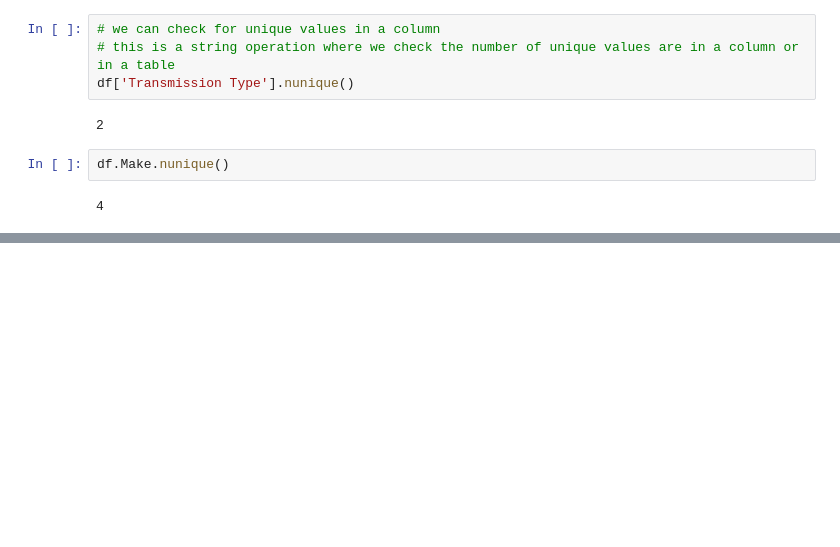
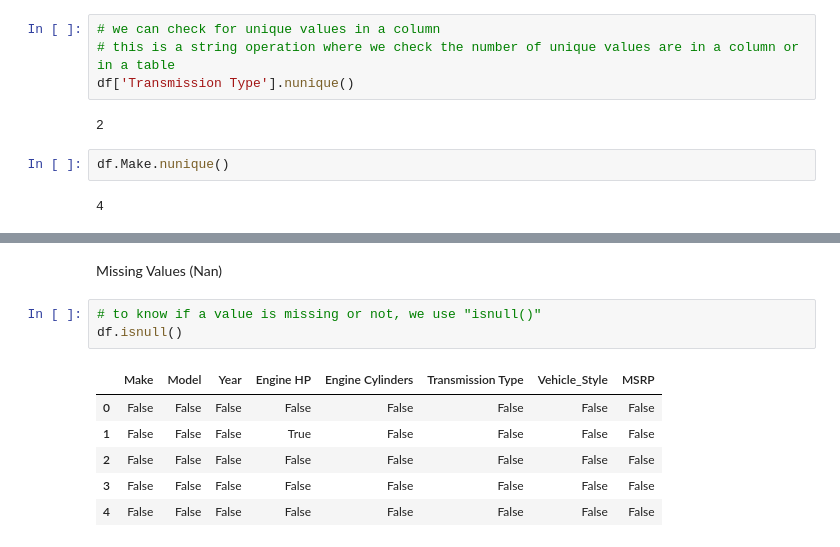
Before and after one commit to Abasi-ifreke/ml-zoomcamp, a Jupyter notebook: 01-intro/pandas.ipynb, the cells around one changed output, grey strips where cells are left out. Saved outputs shown, nothing was run; the diff lists cells and outputs as text; blank space fills up the shorter version.

```diff
--- a/01-intro/pandas.ipynb
+++ b/01-intro/pandas.ipynb
@@ -363,0 +376,12 @@ df.Make.nunique()
+# %% [markdown]
+Missing Values (Nan)
+# %%
+# to know if a value is missing or not, we use "isnull()"
+df.isnull()
+# %% [output]
+|  | Make | Model | Year | Engine HP | Engine Cylinders | Transmission Type | Vehicle_Style | MSRP |
+| 0 | False | False | False | False | False | False | False | False |
+| 1 | False | False | False | True | False | False | False | False |
+| 2 | False | False | False | False | False | False | False | False |
+| 3 | False | False | False | False | False | False | False | False |
+| 4 | False | False | False | False | False | False | False | False |
```
Also changed, not shown: parts of 8 cells of this notebook.
